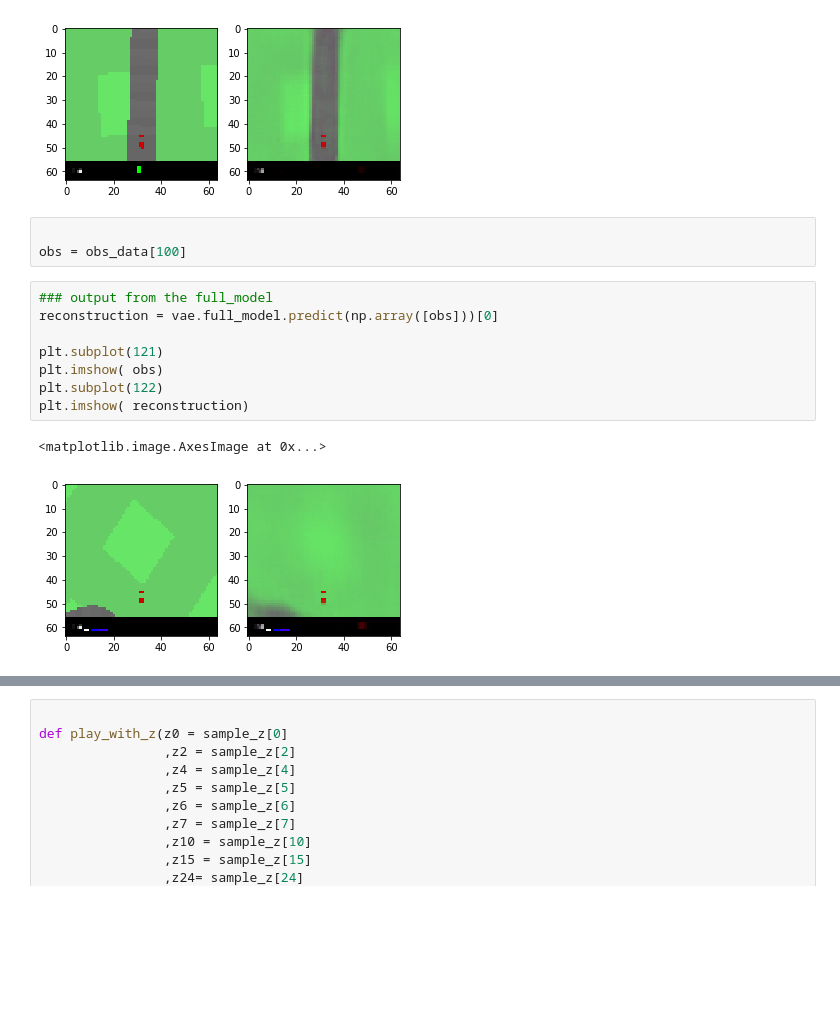
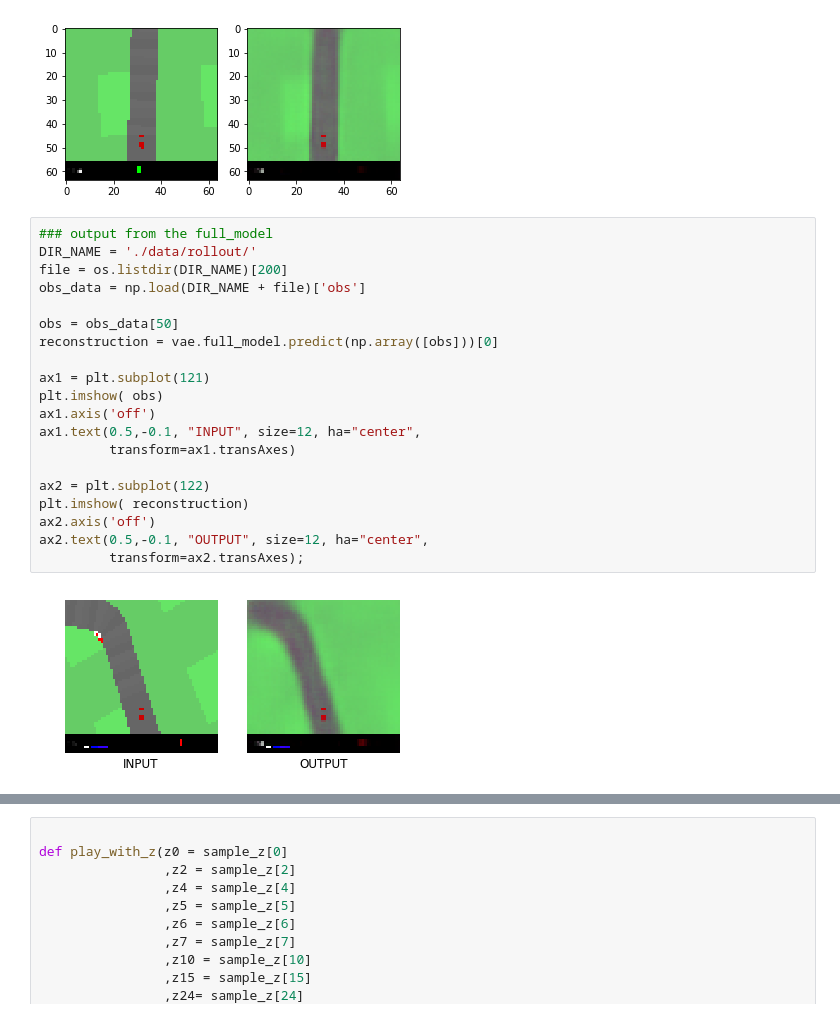
Before and after one commit to AppliedDataSciencePartners/WorldModels, a Jupyter notebook: check_vae.ipynb, the cells around one changed output, grey strips where cells are left out. Saved outputs shown, nothing was run; the diff lists cells and outputs as text; blank space fills up the shorter version.

```diff
--- a/check_vae.ipynb
+++ b/check_vae.ipynb
@@ -44,17 +44,25 @@ for idx in range(0,300):
 # %% [output]
 KeyboardInterrupt:
 [figure]
-# %%
-
-obs = obs_data[100]
 # %%
 ### output from the full_model
+DIR_NAME = './data/rollout/'
+file = os.listdir(DIR_NAME)[200]
+obs_data = np.load(DIR_NAME + file)['obs']
+
+obs = obs_data[50]
 reconstruction = vae.full_model.predict(np.array([obs]))[0]
 
-plt.subplot(121)
+ax1 = plt.subplot(121)
 plt.imshow( obs)
-plt.subplot(122)
+ax1.axis('off')
+ax1.text(0.5,-0.1, "INPUT", size=12, ha="center",
+         transform=ax1.transAxes)
+
+ax2 = plt.subplot(122)
 plt.imshow( reconstruction)
+ax2.axis('off')
+ax2.text(0.5,-0.1, "OUTPUT", size=12, ha="center",
+         transform=ax2.transAxes);
 # %% [output]
-<matplotlib.image.AxesImage at 0x...>
-[figure, old version]
+[figure, new version]
```
Also changed, not shown: parts of 6 cells of this notebook, 19 other files.
